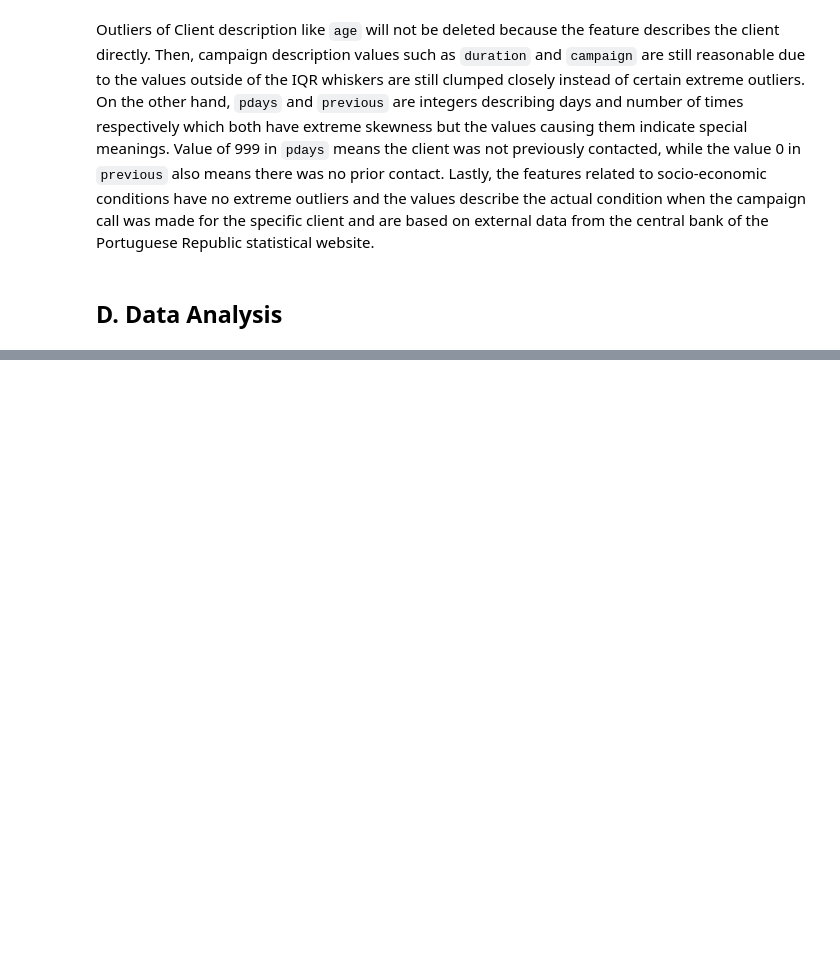
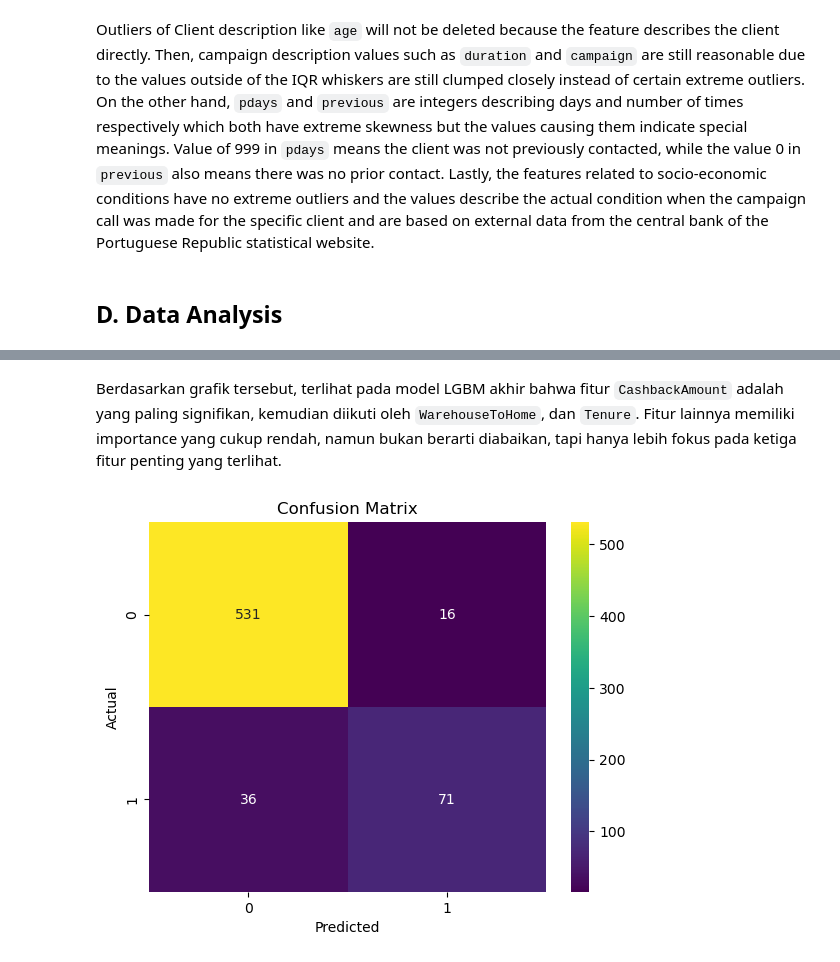
Before and after one commit to robbenrba/finalProject, a Jupyter notebook: finalProject_RobertoB_GrettyM_final.ipynb, the cells around one changed output, grey strips where cells are left out. Saved outputs shown, nothing was run; the diff lists cells and outputs as text; code cells hidden in the pictures; blank space fills up the shorter version.

```diff
--- a/finalProject_RobertoB_GrettyM_final.ipynb
+++ b/finalProject_RobertoB_GrettyM_final.ipynb
@@ -289,0 +392,2 @@ Outliers of Client description like `age` will not be deleted because the featur
+# %%
+x_train,x_test,y_train,y_test=train_test_split( x, y, stratify=y, test_size=0.2, random_state=2024)
@@ -291,0 +442,17 @@ Outliers of Client description like `age` will not be deleted because the featur
+# %%
+models = [logreg,knn,dt,rf,xgb,lgbm]
+score=[]
+meanROC=[]
+std=[]
+
+for i in models:
+    skfold=StratifiedKFold(n_splits=5)
+    estimator=Pipeline([
+        ('preprocess',transformer),
+        ('model',i)])
+    model_cv=cross_val_score(estimator,x_train,y_train,cv=skfold,scoring='roc_auc')
+    score.append(model_cv)
+    meanROC.append(model_cv.mean())
+    std.append(model_cv.std())
+
+pd.DataFrame({'model':['Logistic Regression', 'KNN', 'Decision Tree', 'Random Forest', 'XGBoost', 'LightGBM'],'mean roc_auc':meanROC,'std':std}).set_index('model').sort_values(by='mean roc_auc',ascending=False)
@@ -291,0 +490,19 @@ Outliers of Client description like `age` will not be deleted because the featur
+# %%
+models = [logreg,knn,dt,rf,xgb,lgbm]
+score_roc_auc = []
+
+def y_pred_func(i):
+    estimator=Pipeline([
+        ('preprocess',transformer),
+        ('model',i)])
+    estimator.fit(x_train,y_train)
+    return(estimator,estimator.predict(x_test),x_test)
+
+for i,j in zip(models, ['Logistic Regression', 'KNN', 'Decision Tree', 'Random Forest', 'XGBoost','LightGBM']):
+    estimator,y_pred,x_test = y_pred_func(i)
+    y_predict_proba = estimator.predict_proba(x_test)[:,1]
+    score_roc_auc.append(roc_auc_score(y_test,y_predict_proba))
+    print(j,'\n', classification_report(y_test,y_pred))
+
+pd.DataFrame({'model':['Logistic Regression', 'KNN', 'Decision Tree', 'Random Forest', 'XGBoost','LightGBM'],
+             'roc_auc score':score_roc_auc}).set_index('model').sort_values(by='roc_auc score',ascending=False)
@@ -291,0 +1037,11 @@ Outliers of Client description like `age` will not be deleted because the featur
+# %% [markdown]
+Berdasarkan grafik tersebut, terlihat pada model LGBM akhir bahwa fitur `CashbackAmount` adalah yang paling signifikan, kemudian diikuti oleh `WarehouseToHome`, dan `Tenure`. Fitur lainnya memiliki importance yang cukup rendah, namun bukan berarti diabaikan, tapi hanya lebih fokus pada ketiga fitur penting yang terlihat.
+# %%
+cm_test = confusion_matrix(y_test, y_pred)
+sns.heatmap(cm_test, annot=True, fmt='d', cmap='viridis')
+plt.title('Confusion Matrix')
+plt.xlabel('Predicted')
+plt.ylabel('Actual')
+plt.show()
+# %% [output]
+[figure, added]
```
Also changed, not shown: parts of 65 cells of this notebook, 1 other file.
